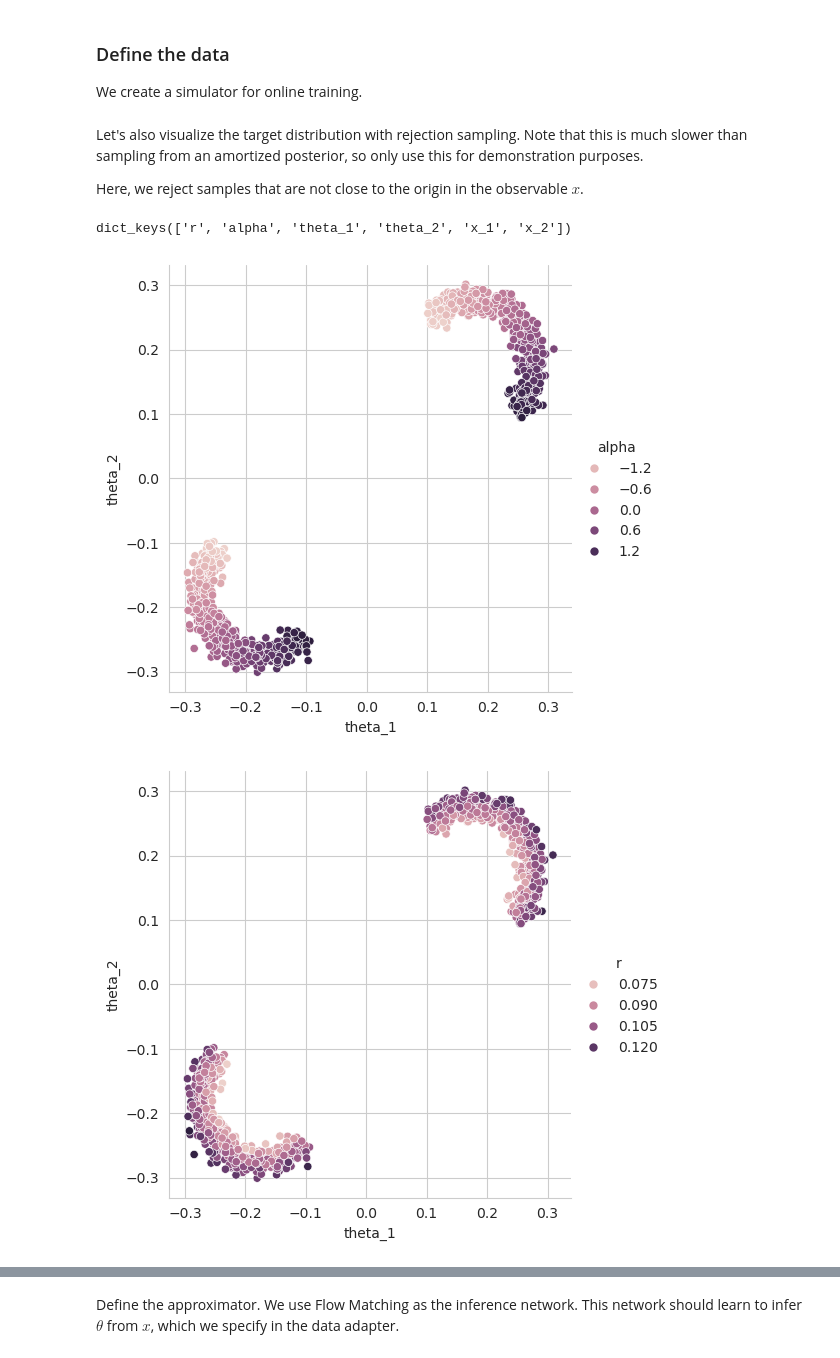
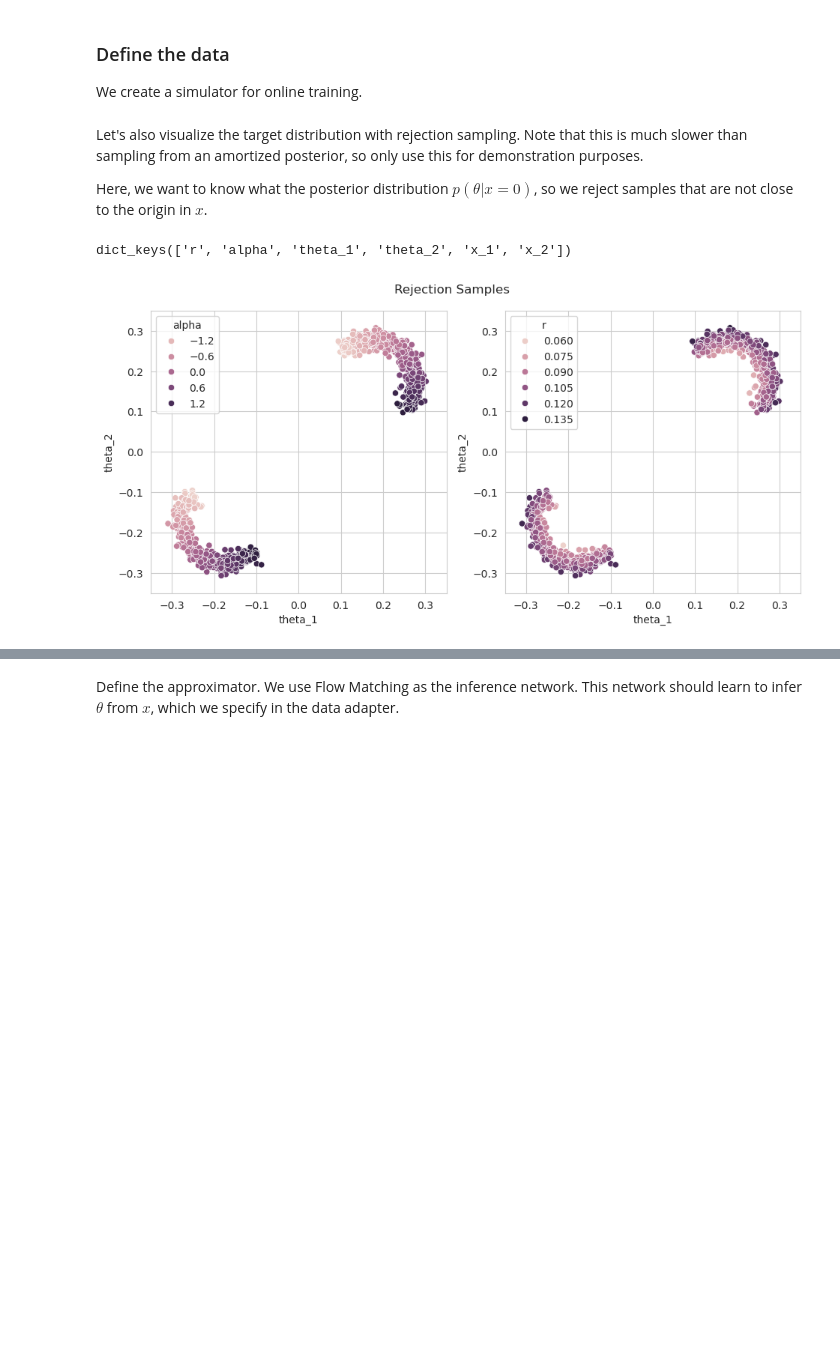
Before and after one commit to stefanradev93/BayesFlow, a Jupyter notebook: examples/2024-07-19 Two Moons.ipynb, the cells around one changed output, grey strips where cells are left out. Drawn from its saved outputs; the diff is of its cells as text; code cells hidden in the pictures; blank space fills up the shorter version.

```diff
--- a/examples/2024-07-19 Two Moons.ipynb
+++ b/examples/2024-07-19 Two Moons.ipynb
@@ -49,7 +45,7 @@ simulator = bf.simulators.TwoMoonsSimulator()
 # %% [markdown]
 Let's also visualize the target distribution with rejection sampling. Note that this is much slower than sampling from an amortized posterior, so only use this for demonstration purposes.
 
-Here, we reject samples that are not close to the origin in the observable $x$.
+Here, we want to know what the posterior distribution $p(\theta | x = 0)$, so we reject samples that are not close to the origin in $x$.
 # %%
 data = simulator.rejection_sample(
     # we want this many samples
@@ -69,13 +65,19 @@ data.keys()
 # %% [output]
 dict_keys(['r', 'alpha', 'theta_1', 'theta_2', 'x_1', 'x_2'])
 # %%
-sns.relplot(data, x="theta_1", y="theta_2", hue="alpha")
+fig, axes = plt.subplots(1, 2, figsize=plt.figaspect(0.5))
+sns.scatterplot(data, x="theta_1", y="theta_2", hue="alpha", ax=axes[0])
+sns.scatterplot(data, x="theta_1", y="theta_2", hue="r", ax=axes[1])
+
+for ax in axes:
+    ax.set_xlim(-0.35, 0.35)
+    ax.set_ylim(-0.35, 0.35)
+
+fig.suptitle("Rejection Samples")
+plt.tight_layout()
 plt.show()
-sns.relplot(data, x="theta_1", y="theta_2", hue="r")
-plt.show()
 # %% [output]
-[figure, old version]
+[figure, new version]
-[figure, removed]
 # %% [markdown]
 ### Train a neural network to approximate the posterior
 
```
Also changed, not shown: parts of 19 cells of this notebook.
